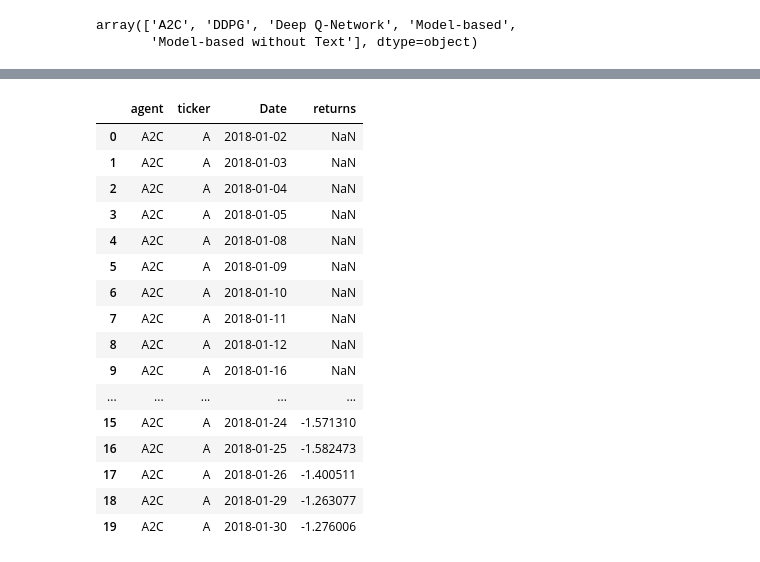
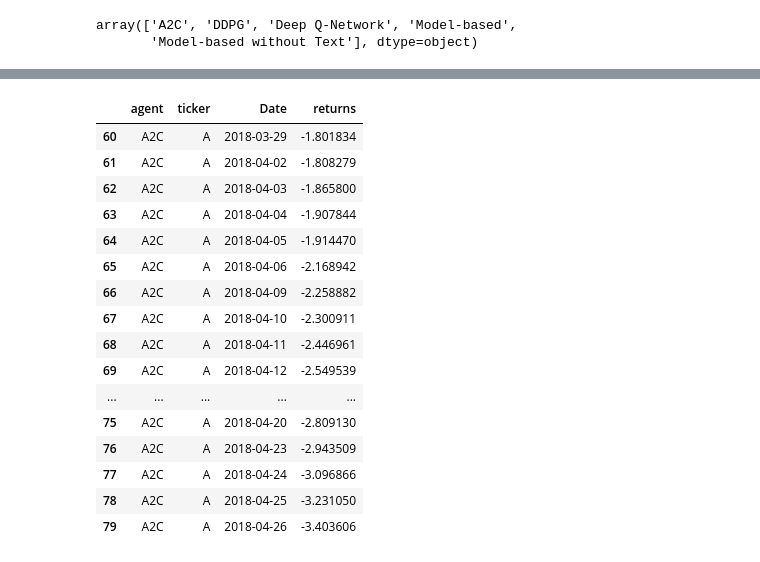
Before and after one commit to AaruranLog/rl-trading, a Jupyter notebook: experiments.ipynb, the cells around one changed output, grey strips where cells are left out. Drawn from its saved outputs; the diff is of its cells as text; code cells hidden in the pictures.

```diff
--- a/experiments.ipynb
+++ b/experiments.ipynb
@@ -109,0 +110,13 @@ training_history.to_csv('training_history.csv', index=False)
+# %%
+training_history_proper = training_history[~(training_history.agent == 'Model-based')]
+# %%
+for ticker in tqdm(filtered_tickers[0:N_TICKERS]):
+    a = A()
+    e_train = a.ENV_CONSTRUCTOR(ticker=ticker, mode='train')
+    for i in range(N_EPISODES):
+        h_train = a.run_episode(e_train)
+    #   h_train['mode'] = 'train'
+        h_train['t'] = range(len(h_train))
+        h_train['episode'] = int(i + 1)
+        h_train['agent'] = a.name
+        training_history_proper = pd.concat([training_history_proper, h_train])
@@ -215 +237,26 @@ array(['A', 'AAL', 'AAP', 'AAPL', 'ABBV', 'ABC', 'ABMD', 'ABT', 'ACN',
+# %%
+test_history_proper = test_history[~(test_history.agent == 'Model-based')]
+for i, ticker in tqdm(enumerate(filtered_tickers)):
+    a = A()
+    e_train = a.ENV_CONSTRUCTOR(ticker=ticker, mode='train')
+
+    for i in range(1):
+        h_train = a.run_episode(e_train)
+    #   h_train['mode'] = 'train'
+    #   h_train['t'] = range(len(h_train))
+    #   h_train['episode'] = int(i + 1)
+    #   h_train['agent'] = a.name
+    #   total_history = pd.concat([total_history, h_train])
+
+    e_test = a.ENV_CONSTRUCTOR(ticker=ticker, mode='test')
+    h_test = a.run_episode(e_test)
+    h_test['t'] = range(len(h_train), len(h_test) + len(h_train))
+    h_test['agent'] = a.name
+    test_history_proper = pd.concat([test_history_proper, h_test])
+    # if i == 0:
+    #     test_history_proper.to_csv('test_history.csv', index=False)
+    # elif i % 10 == 0:
+    #     test_history.to_csv('test_history.csv', mode='a', header=False, index=False)
+# %%
+test_history = test_history_proper
 # %%
@@ -270,27 +317,27 @@ plt.savefig('plots/volatility-all.png')
 # %%
 def sharpe(y):
     return (y.mean() / (y.std() + 1e-6))
 
-test_sharpe_history = test_history.groupby(['agent', 'ticker'])['returns'].rolling(14).apply(sharpe).reset_index()
-test_sharpe_history[0:20]
+test_sharpe_history = test_history.groupby(['agent', 'ticker'])['returns'].rolling(60).apply(sharpe).reset_index()
+test_sharpe_history[60:80]
 # %% [output]
 |  | agent | ticker | Date | returns |
-| 0 | A2C | A | 2018-01-02 | NaN |
-| 1 | A2C | A | 2018-01-03 | NaN |
-| 2 | A2C | A | 2018-01-04 | NaN |
-| 3 | A2C | A | 2018-01-05 | NaN |
-| 4 | A2C | A | 2018-01-08 | NaN |
-| 5 | A2C | A | 2018-01-09 | NaN |
-| 6 | A2C | A | 2018-01-10 | NaN |
-| 7 | A2C | A | 2018-01-11 | NaN |
-| 8 | A2C | A | 2018-01-12 | NaN |
-| 9 | A2C | A | 2018-01-16 | NaN |
+| 60 | A2C | A | 2018-03-29 | -1.801834 |
+| 61 | A2C | A | 2018-04-02 | -1.808279 |
+| 62 | A2C | A | 2018-04-03 | -1.865800 |
+| 63 | A2C | A | 2018-04-04 | -1.907844 |
+| 64 | A2C | A | 2018-04-05 | -1.914470 |
+| 65 | A2C | A | 2018-04-06 | -2.168942 |
+| 66 | A2C | A | 2018-04-09 | -2.258882 |
+| 67 | A2C | A | 2018-04-10 | -2.300911 |
+| 68 | A2C | A | 2018-04-11 | -2.446961 |
+| 69 | A2C | A | 2018-04-12 | -2.549539 |
 | ... | ... | ... | ... | ... |
-| 15 | A2C | A | 2018-01-24 | -1.571310 |
-| 16 | A2C | A | 2018-01-25 | -1.582473 |
-| 17 | A2C | A | 2018-01-26 | -1.400511 |
-| 18 | A2C | A | 2018-01-29 | -1.263077 |
-| 19 | A2C | A | 2018-01-30 | -1.276006 |
+| 75 | A2C | A | 2018-04-20 | -2.809130 |
+| 76 | A2C | A | 2018-04-23 | -2.943509 |
+| 77 | A2C | A | 2018-04-24 | -3.096866 |
+| 78 | A2C | A | 2018-04-25 | -3.231050 |
+| 79 | A2C | A | 2018-04-26 | -3.403606 |
 # %%
 sns.lineplot('Date', 'returns', data=test_sharpe_history, hue='agent')
 plt.ylabel('Sharpe Ratio')
```
Also changed, not shown: parts of 40 cells of this notebook, 6 other files.
